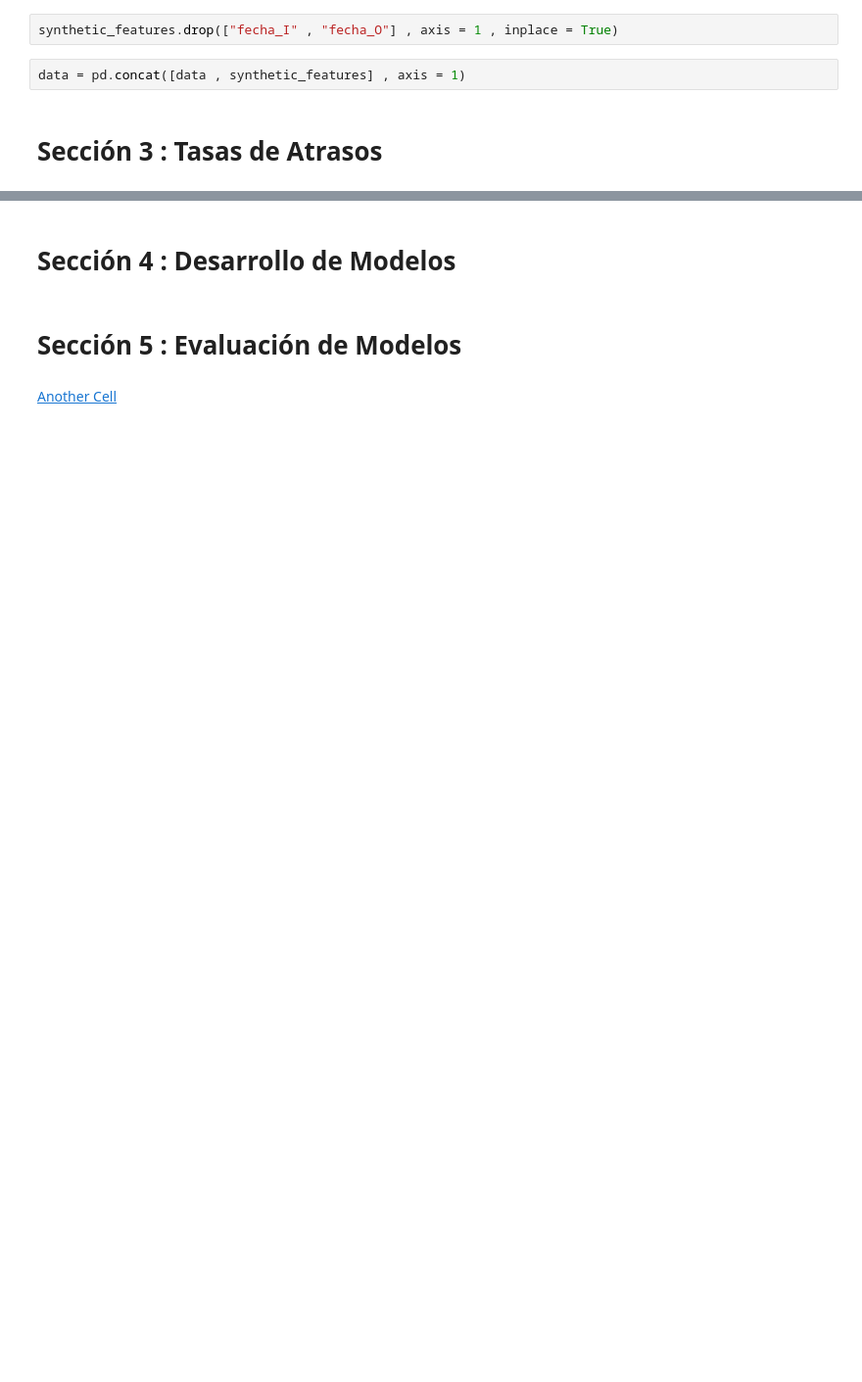
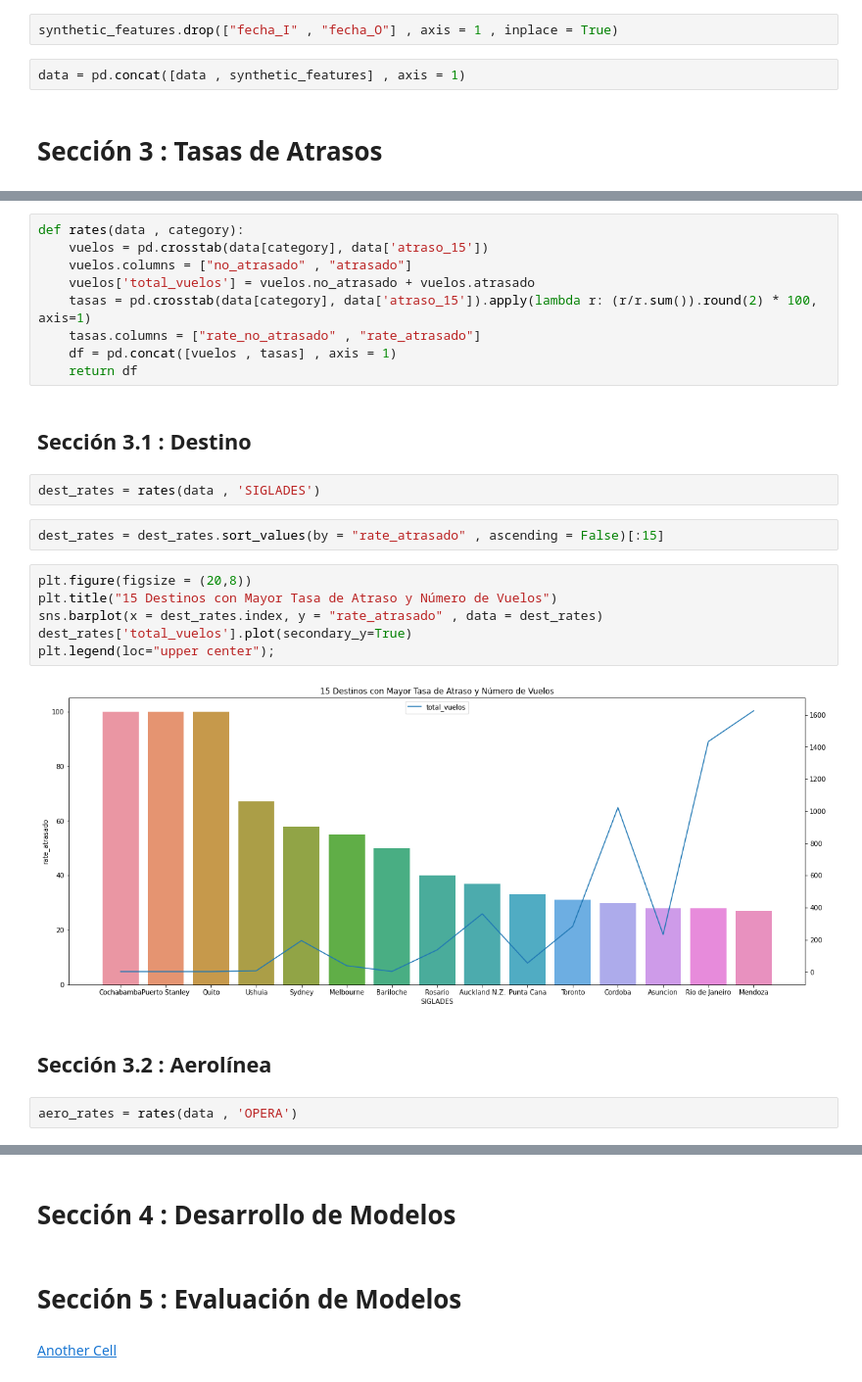
Before and after one commit to marcelotorrescisterna/LatamChallenge, a Jupyter notebook: Solution.ipynb, the cells around one changed output, grey strips where cells are left out. Shown: that part at 98% size. Saved outputs shown, nothing was run; the diff lists cells and outputs as text; blank space fills up the shorter version.

```diff
--- a/Solution.ipynb
+++ b/Solution.ipynb
@@ -336,0 +327,27 @@ data = pd.concat([data , synthetic_features] , axis = 1)
+# %%
+def rates(data , category):
+    vuelos = pd.crosstab(data[category], data['atraso_15'])
+    vuelos.columns = ["no_atrasado" , "atrasado"]
+    vuelos['total_vuelos'] = vuelos.no_atrasado + vuelos.atrasado
+    tasas = pd.crosstab(data[category], data['atraso_15']).apply(lambda r: (r/r.sum()).round(2) * 100, axis=1)
+    tasas.columns = ["rate_no_atrasado" , "rate_atrasado"]
+    df = pd.concat([vuelos , tasas] , axis = 1)
+    return df
+# %% [markdown]
+## Sección 3.1 : Destino
+# %%
+dest_rates = rates(data , 'SIGLADES')
+# %%
+dest_rates = dest_rates.sort_values(by = "rate_atrasado" , ascending = False)[:15]
+# %%
+plt.figure(figsize = (20,8))
+plt.title("15 Destinos con Mayor Tasa de Atraso y Número de Vuelos")
+sns.barplot(x = dest_rates.index, y = "rate_atrasado" , data = dest_rates)
+dest_rates['total_vuelos'].plot(secondary_y=True)
+plt.legend(loc="upper center");
+# %% [output]
+[figure, added]
+# %% [markdown]
+## Sección 3.2 : Aerolínea
+# %%
+aero_rates = rates(data , 'OPERA')
```
Also changed, not shown: parts of 15 cells of this notebook.
